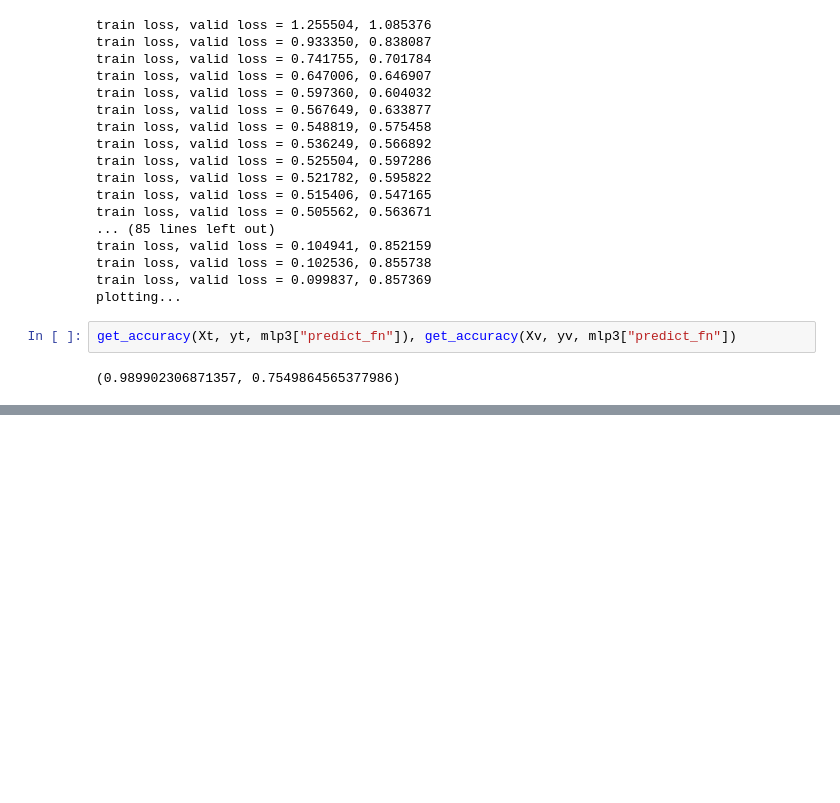
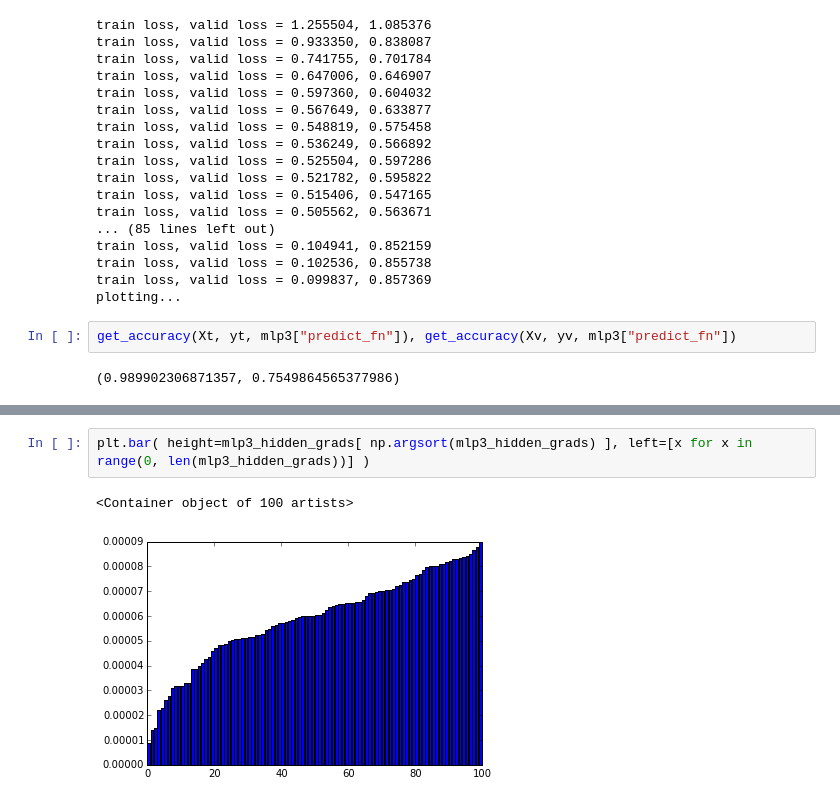
Before and after one commit to christopher-beckham/msc, a Jupyter notebook: notebooks/autoencoders_for_feature_rankings.ipynb, the cells around one changed output, grey strips where cells are left out. Drawn from its saved outputs; the diff is of its cells as text; blank space fills up the shorter version.

```diff
--- a/notebooks/autoencoders_for_feature_rankings.ipynb
+++ b/notebooks/autoencoders_for_feature_rankings.ipynb
@@ -321,0 +329,5 @@ TypeError: There is no line property "ylim"
+# %%
+plt.bar( height=mlp3_hidden_grads[ np.argsort(mlp3_hidden_grads) ], left=[x for x in range(0, len(mlp3_hidden_grads))] )
+# %% [output]
+<Container object of 100 artists>
+[figure, added]
```
Also changed, not shown: parts of 27 cells of this notebook.
